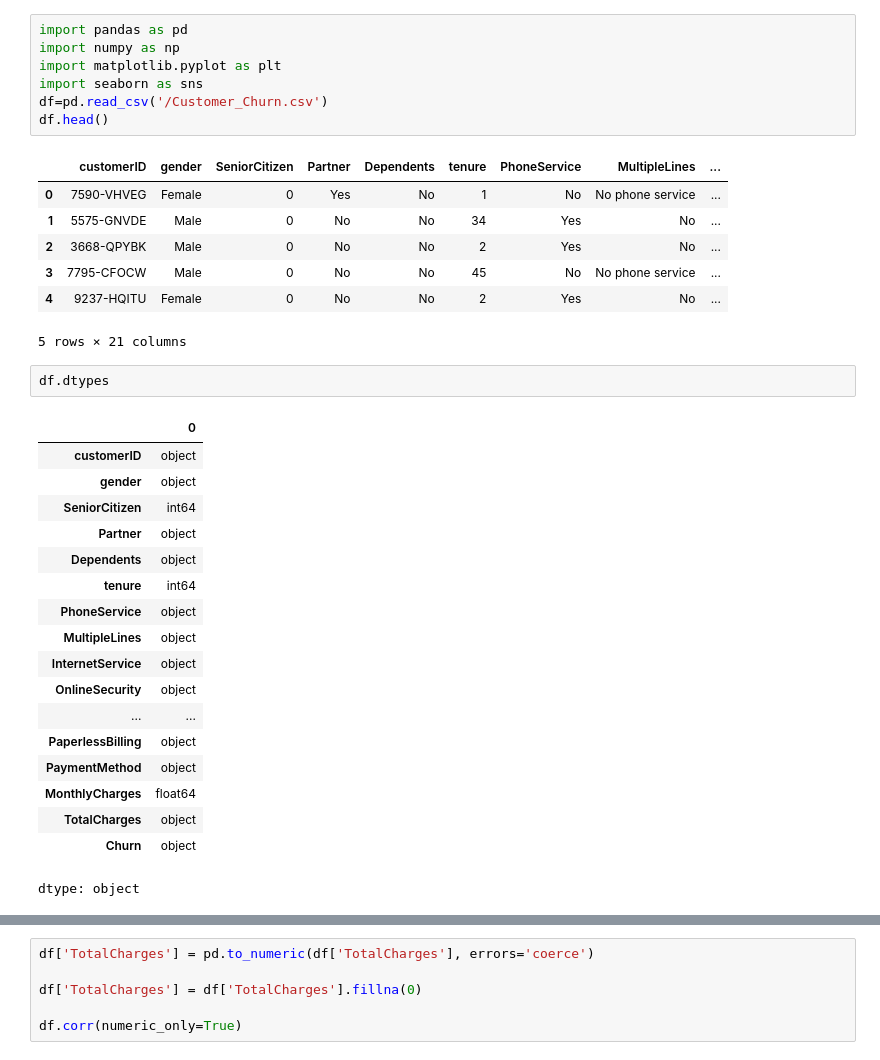
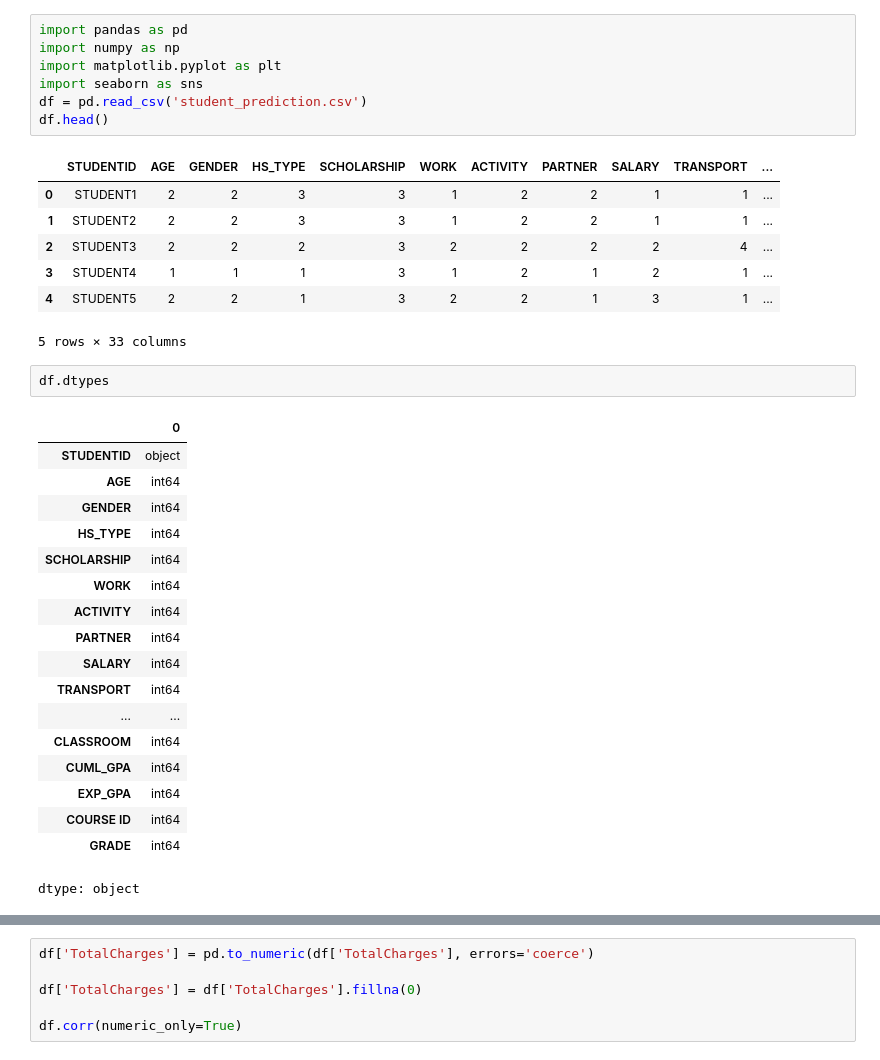
Before and after one commit to Devanshimaheshwari07/ML-PROJECT, a Jupyter notebook: ML_Project.ipynb, the cells around one changed output, grey strips where cells are left out. Saved outputs shown, nothing was run; the diff lists cells and outputs as text.

```diff
--- a/ML_Project.ipynb
+++ b/ML_Project.ipynb
@@ -3,38 +3,38 @@
 # %%
 import pandas as pd
 import numpy as np
 import matplotlib.pyplot as plt
 import seaborn as sns
-df=pd.read_csv('/Customer_Churn.csv')
+df = pd.read_csv('student_prediction.csv')
 df.head()
 # %% [output]
-|  | customerID | gender | SeniorCitizen | Partner | Dependents | tenure | PhoneService | MultipleLines | ... |
-| 0 | 7590-VHVEG | Female | 0 | Yes | No | 1 | No | No phone service | ... |
-| 1 | 5575-GNVDE | Male | 0 | No | No | 34 | Yes | No | ... |
-| 2 | 3668-QPYBK | Male | 0 | No | No | 2 | Yes | No | ... |
-| 3 | 7795-CFOCW | Male | 0 | No | No | 45 | No | No phone service | ... |
-| 4 | 9237-HQITU | Female | 0 | No | No | 2 | Yes | No | ... |
+|  | STUDENTID | AGE | GENDER | HS_TYPE | SCHOLARSHIP | WORK | ACTIVITY | PARTNER | SALARY | TRANSPORT | ... |
+| 0 | STUDENT1 | 2 | 2 | 3 | 3 | 1 | 2 | 2 | 1 | 1 | ... |
+| 1 | STUDENT2 | 2 | 2 | 3 | 3 | 1 | 2 | 2 | 1 | 1 | ... |
+| 2 | STUDENT3 | 2 | 2 | 2 | 3 | 2 | 2 | 2 | 2 | 4 | ... |
+| 3 | STUDENT4 | 1 | 1 | 1 | 3 | 1 | 2 | 1 | 2 | 1 | ... |
+| 4 | STUDENT5 | 2 | 2 | 1 | 3 | 2 | 2 | 1 | 3 | 1 | ... |
-5 rows × 21 columns
+5 rows × 33 columns
 # %%
 df.dtypes
 # %% [output]
 |  | 0 |
-| customerID | object |
-| gender | object |
-| SeniorCitizen | int64 |
-| Partner | object |
-| Dependents | object |
-| tenure | int64 |
-| PhoneService | object |
-| MultipleLines | object |
-| InternetService | object |
-| OnlineSecurity | object |
+| STUDENTID | object |
+| AGE | int64 |
+| GENDER | int64 |
+| HS_TYPE | int64 |
+| SCHOLARSHIP | int64 |
+| WORK | int64 |
+| ACTIVITY | int64 |
+| PARTNER | int64 |
+| SALARY | int64 |
+| TRANSPORT | int64 |
 | ... | ... |
-| PaperlessBilling | object |
-| PaymentMethod | object |
-| MonthlyCharges | float64 |
-| TotalCharges | object |
-| Churn | object |
+| CLASSROOM | int64 |
+| CUML_GPA | int64 |
+| EXP_GPA | int64 |
+| COURSE ID | int64 |
+| GRADE | int64 |
 dtype: object
 # %%
 df.info(verbose=True)
```
Also changed, not shown: parts of 5 cells of this notebook.
